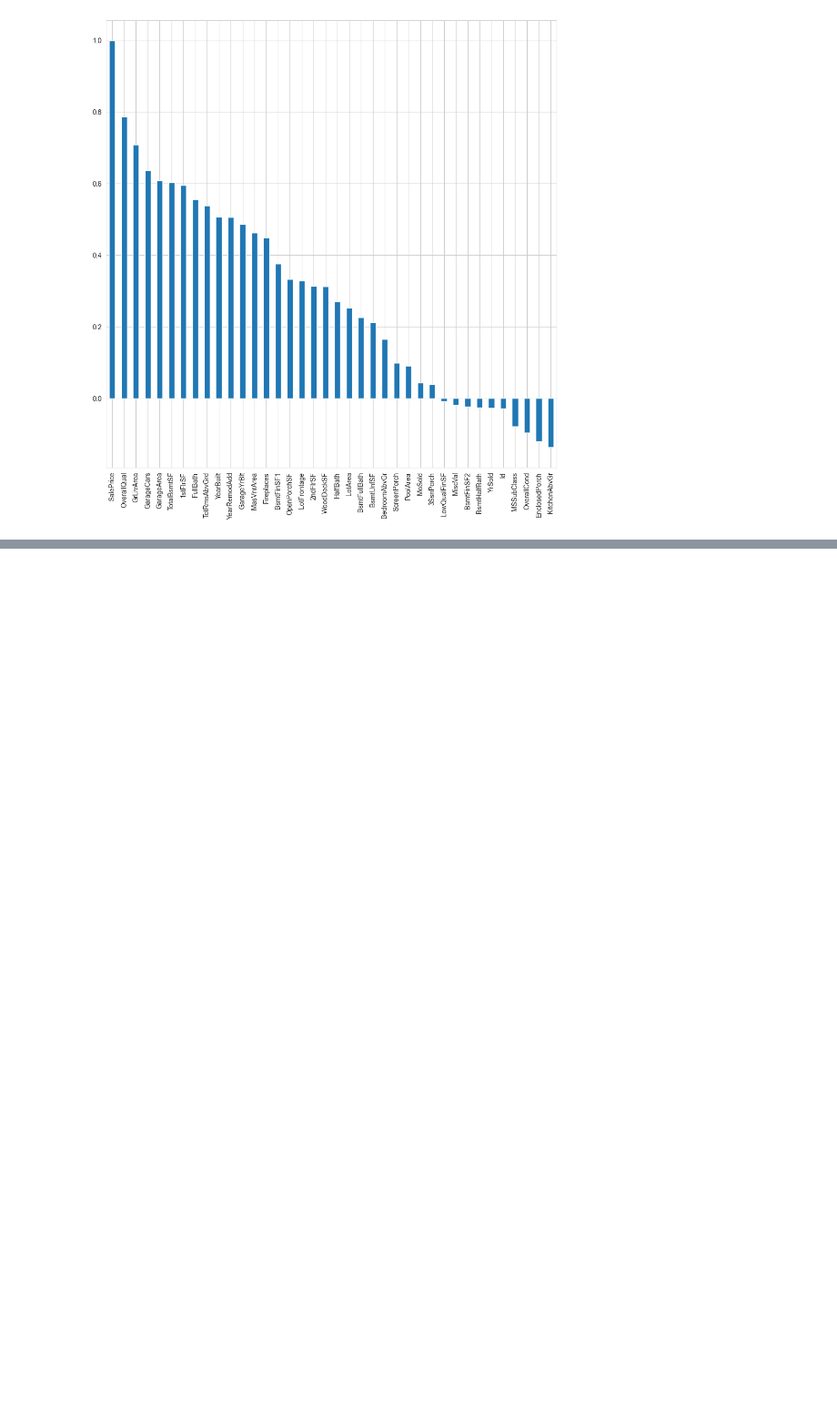
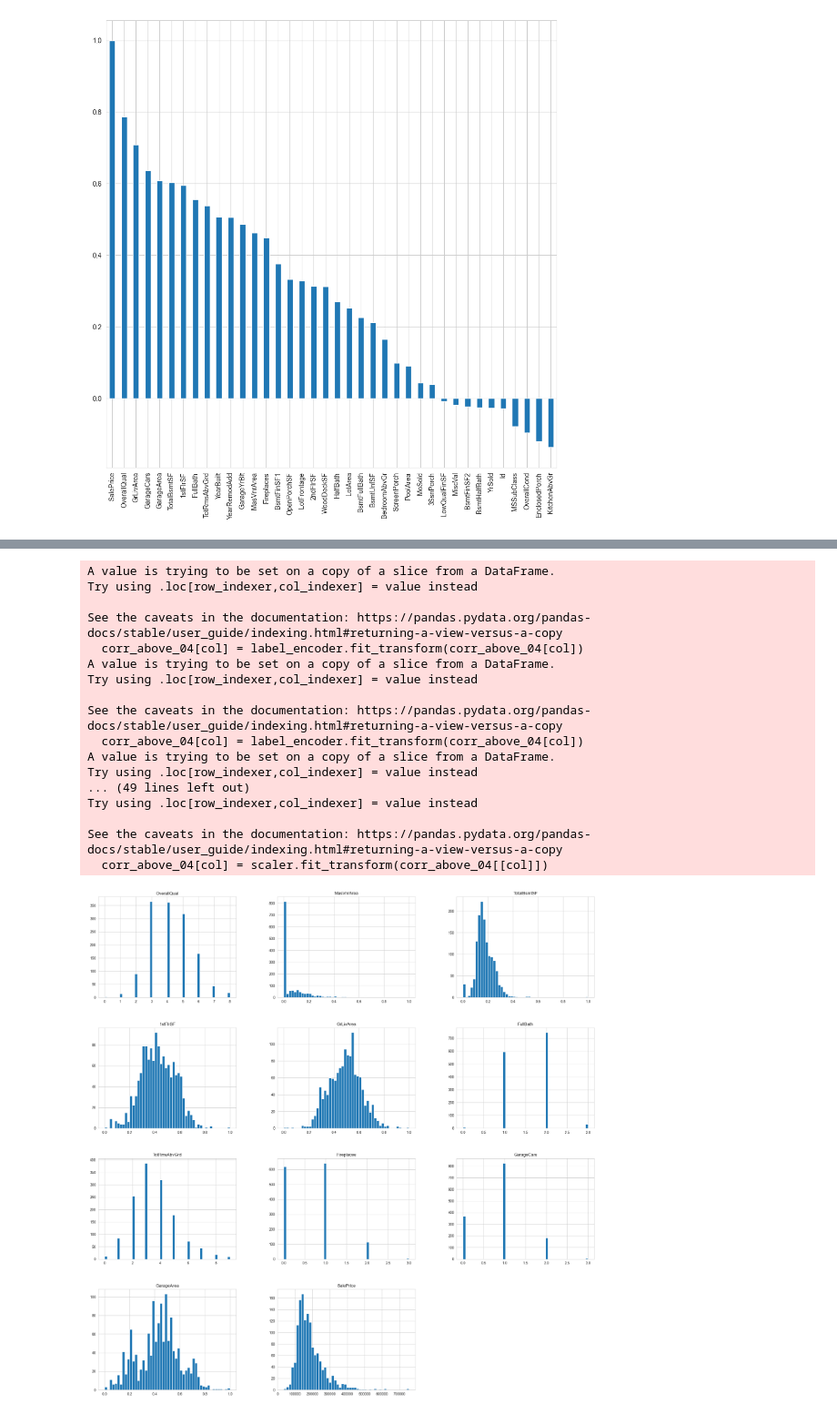
Before and after one commit to Muaeen/RihalIntern, a Jupyter notebook: regression_project/notebook/regession.ipynb, the cells around one changed output, grey strips where cells are left out. Shown at 91% size. Saved outputs shown, nothing was run; the diff lists cells and outputs as text; code cells hidden in the pictures; blank space fills up the shorter version.

```diff
--- a/regression_project/notebook/regession.ipynb
+++ b/regression_project/notebook/regession.ipynb
@@ -395,0 +367,50 @@ corr_train
+# %%
+# Columns to encode
+columns_to_encode = ['OverallQual', 'FullBath', 'TotRmsAbvGrd', 'Fireplaces', 'GarageCars']
+
+# Label Encoding
+label_encoder = LabelEncoder()
+for col in columns_to_encode:
+    corr_above_04[col] = label_encoder.fit_transform(corr_above_04[col])
+
+# Columns to transform and scale
+columns_to_scale = ['MasVnrArea', 'TotalBsmtSF', '1stFlrSF', 'GrLivArea', 'GarageArea']
+
+# Transform and Scale
+scaler = MinMaxScaler()
+
+for col in columns_to_scale:
+    # Check if Box-Cox can be applied (positive values only)
+    if corr_above_04[col].min() > 0:
+        corr_above_04[col], _ = boxcox(corr_above_04[col])
+    else:
+        # If Box-Cox can't be applied, you might choose another transformation
+        # For now, we'll skip transformation in this case
+        pass
+
+    # Apply Min-Max scaling
+    corr_above_04[col] = scaler.fit_transform(corr_above_04[[col]])
+
+
+# Look at the distribution of the data
+fig, ax = plt.subplots(figsize=(25,25))
+corr_above_04.hist(bins=50, ax=ax);
+# %% [output]
+A value is trying to be set on a copy of a slice from a DataFrame.
+Try using .loc[row_indexer,col_indexer] = value instead
+
+See the caveats in the documentation: https://pandas.pydata.org/pandas-docs/stable/user_guide/indexing.html#returning-a-view-versus-a-copy
+  corr_above_04[col] = label_encoder.fit_transform(corr_above_04[col])
+A value is trying to be set on a copy of a slice from a DataFrame.
+Try using .loc[row_indexer,col_indexer] = value instead
+
+See the caveats in the documentation: https://pandas.pydata.org/pandas-docs/stable/user_guide/indexing.html#returning-a-view-versus-a-copy
+  corr_above_04[col] = label_encoder.fit_transform(corr_above_04[col])
+A value is trying to be set on a copy of a slice from a DataFrame.
+Try using .loc[row_indexer,col_indexer] = value instead
+... (49 lines left out)
+Try using .loc[row_indexer,col_indexer] = value instead
+
+See the caveats in the documentation: https://pandas.pydata.org/pandas-docs/stable/user_guide/indexing.html#returning-a-view-versus-a-copy
+  corr_above_04[col] = scaler.fit_transform(corr_above_04[[col]])
+[figure, added]
```
Also changed, not shown: parts of 44 cells of this notebook.
